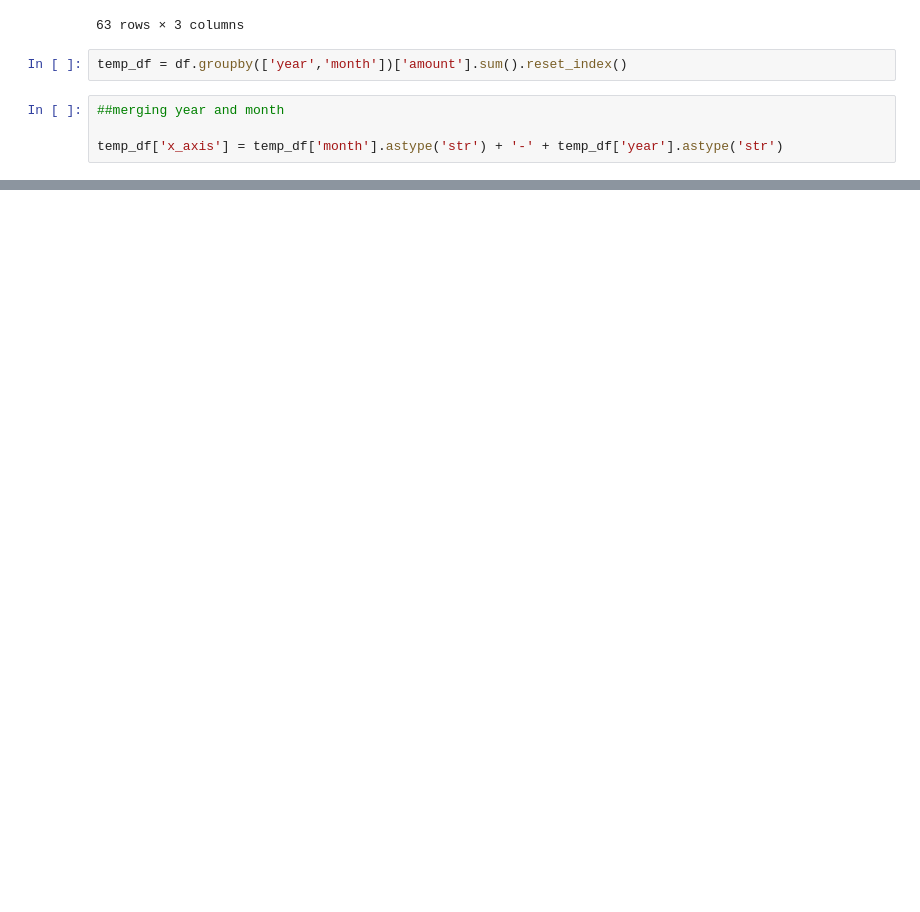
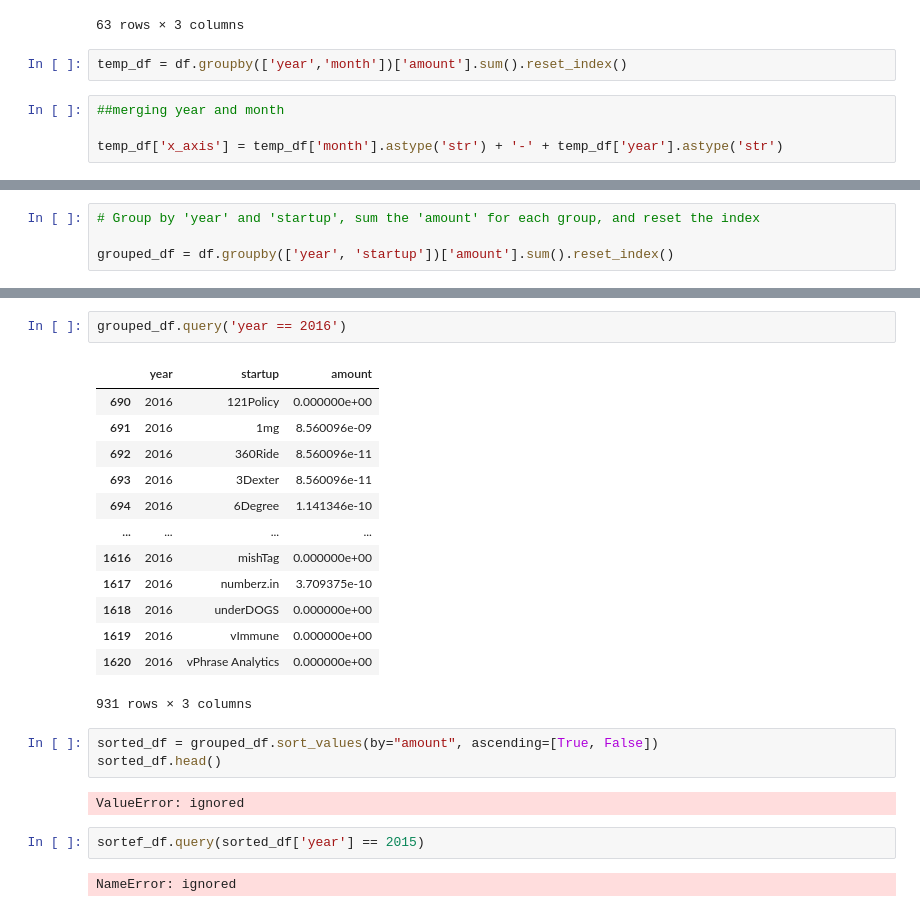
Before and after one commit to NityaVerma19/Startup-Dashboard, a Jupyter notebook: data_cleaning.ipynb, the cells around one changed output, grey strips where cells are left out. Cells and saved outputs as stored; diff of their text form; blank space fills up the shorter version.

```diff
--- a/data_cleaning.ipynb
+++ b/data_cleaning.ipynb
@@ -402,0 +550,4 @@ temp_df[['amount','x_axis']]
+# %%
+# Group by 'year' and 'startup', sum the 'amount' for each group, and reset the index
+
+grouped_df = df.groupby(['year', 'startup'])['amount'].sum().reset_index()
@@ -402,0 +578,25 @@ temp_df[['amount','x_axis']]
+# %%
+grouped_df.query('year == 2016')
+# %% [output]
+|  | year | startup | amount |
+| 690 | 2016 | 121Policy | 0.000000e+00 |
+| 691 | 2016 | 1mg | 8.560096e-09 |
+| 692 | 2016 | 360Ride | 8.560096e-11 |
+| 693 | 2016 | 3Dexter | 8.560096e-11 |
+| 694 | 2016 | 6Degree | 1.141346e-10 |
+| ... | ... | ... | ... |
+| 1616 | 2016 | mishTag | 0.000000e+00 |
+| 1617 | 2016 | numberz.in | 3.709375e-10 |
+| 1618 | 2016 | underDOGS | 0.000000e+00 |
+| 1619 | 2016 | vImmune | 0.000000e+00 |
+| 1620 | 2016 | vPhrase Analytics | 0.000000e+00 |
+931 rows × 3 columns
+# %%
+sorted_df = grouped_df.sort_values(by="amount", ascending=[True, False])
+sorted_df.head()
+# %% [output]
+ValueError: ignored
+# %%
+sortef_df.query(sorted_df['year'] == 2015)
+# %% [output]
+NameError: ignored
```
Also changed, not shown: parts of 43 cells of this notebook.
